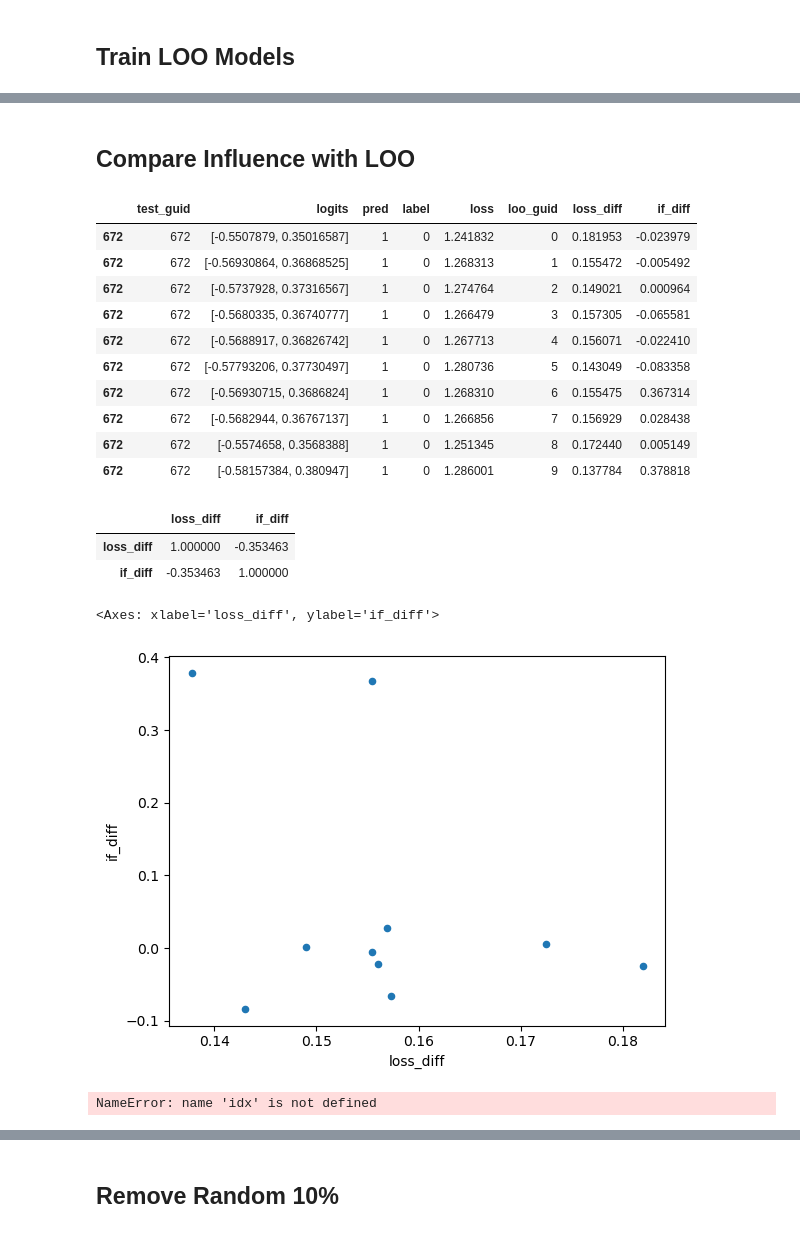
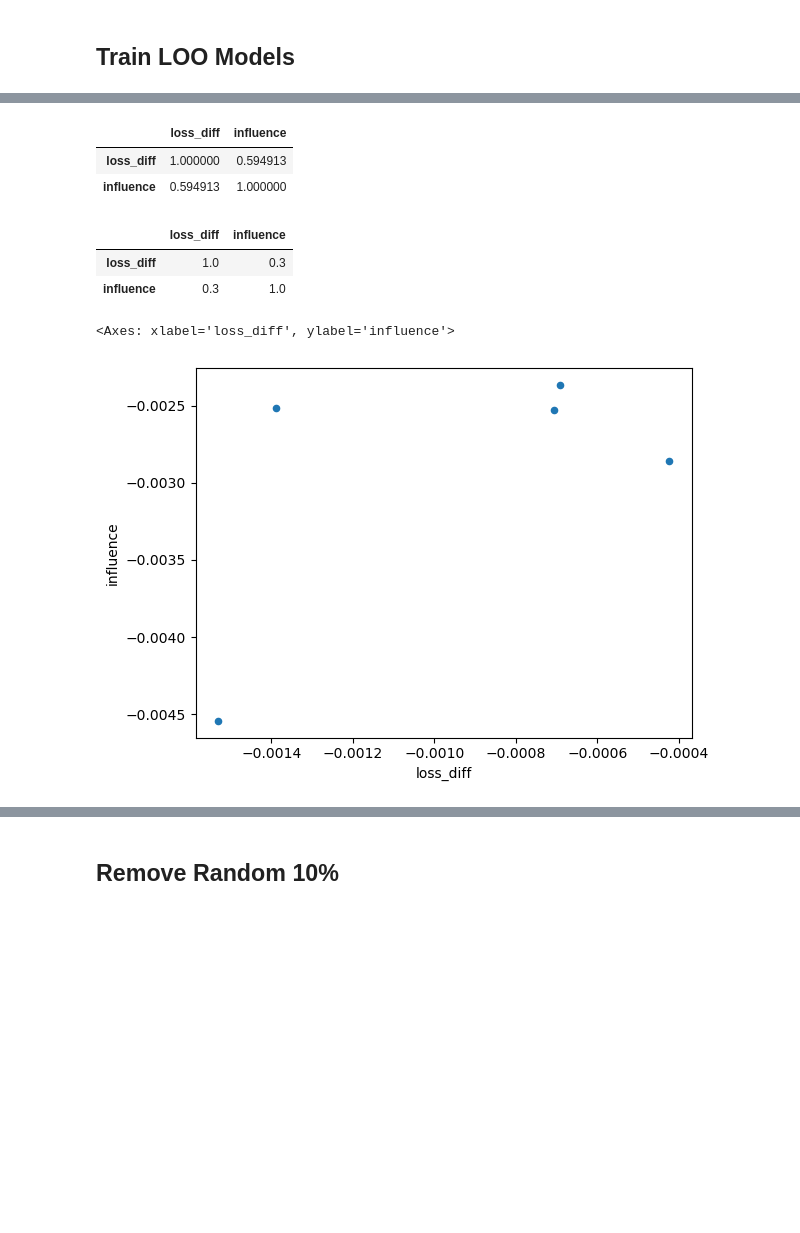
Before and after one commit to patcao/sentiment-influence-function, a Jupyter notebook: LOO-compare.ipynb, the cells around one changed output, grey strips where cells are left out. Saved outputs shown, nothing was run; the diff lists cells and outputs as text; code cells hidden in the pictures; blank space fills up the shorter version.

```diff
--- a/LOO-compare.ipynb
+++ b/LOO-compare.ipynb
@@ -120,0 +134,9 @@ Find logs at: ./wandb/run-20230503_140349-8b8a554t/logs
+# %%
+loo_results = []
+for train_guid in range(len(train_dataset)):
+    loss_path = f"loo_2k_l2/run_{train_guid}/test_loss.csv"
+    if os.path.exists(loss_path):
+        df = pd.read_csv(loss_path)
+        df["train_guid"] = train_guid
+        loo_results.append(df)
+ldf = pd.concat(loo_results)
@@ -134,9 +280,14 @@ def train_loo_models(full_train_dataset, test_dataset, start_guid, end_guid, con
     ldf = pd.concat(loo_losses, axis=0)
     return ldf
 # %%
-%env WANDB_SILENT=true
+# rand_idxs = np.random.randint(low=0, high=len(train_dataset), size=10)
 
-ldf1 = train_loo_models(train_dataset, test_dataset, 0, 5, config)
-ldf2 = train_loo_models(train_dataset, test_dataset, 0, 5, config)
-# ldf3 = train_loo_models(train_dataset, test_dataset, 0, 5, config)
+loo_indxs = idf.sort_values("influence", ascending=False).iloc[:5].train_guid.to_list()
+
+ldf = train_loo_models(
+    full_train_dataset=train_dataset,
+    test_dataset=test_dataset,
+    guids=loo_indxs,
+    config=config,
+)
 # %% [output]
@@ -163,7 +325,16 @@ m = pd.merge(ldf1, ldf2, on=['loo_guid', 'test_guid', 'label'], how='outer', suf
 # %%
-TEST_GUID = 672
+# ldf = top_ldf
 
 print(fdf[fdf.test_guid == TEST_GUID].loss.squeeze())
-cdf1 = ldf1[ldf1.test_guid == TEST_GUID].copy()
-cdf1
+cdf = ldf[ldf.test_guid == TEST_GUID].copy()
+cdf["loss_diff"] = cdf["loss"] - fdf[fdf.test_guid == TEST_GUID].loss.squeeze()
+cdf = pd.merge(
+    cdf,
+    idf,
+    left_on=["test_guid", "loo_guid"],
+    right_on=["test_guid", "train_guid"],
+    how="left",
+)
+cdf["influence"] = (-100.0 / len(train_dataset)) * cdf["influence"]
+cdf
 # %% [output]
@@ -219,29 +348,17 @@ Recursion at depth 999: norm is 557.240051
-# %% [markdown]
-## Compare Influence with LOO
-# %%
-cdf["loss_diff"] = fdf[fdf.test_guid == TEST_GUID].loss.squeeze() - cdf["loss"]
-cdf["if_diff"] = (-100.0 / len(train_dataset)) * infl[: len(cdf)]
-cdf
-# %% [output]
-|  | test_guid | logits | pred | label | loss | loo_guid | loss_diff | if_diff |
-| 672 | 672 | [-0.5507879, 0.35016587] | 1 | 0 | 1.241832 | 0 | 0.181953 | -0.023979 |
-| 672 | 672 | [-0.56930864, 0.36868525] | 1 | 0 | 1.268313 | 1 | 0.155472 | -0.005492 |
-| 672 | 672 | [-0.5737928, 0.37316567] | 1 | 0 | 1.274764 | 2 | 0.149021 | 0.000964 |
-| 672 | 672 | [-0.5680335, 0.36740777] | 1 | 0 | 1.266479 | 3 | 0.157305 | -0.065581 |
-| 672 | 672 | [-0.5688917, 0.36826742] | 1 | 0 | 1.267713 | 4 | 0.156071 | -0.022410 |
-| 672 | 672 | [-0.57793206, 0.37730497] | 1 | 0 | 1.280736 | 5 | 0.143049 | -0.083358 |
-| 672 | 672 | [-0.56930715, 0.3686824] | 1 | 0 | 1.268310 | 6 | 0.155475 | 0.367314 |
-| 672 | 672 | [-0.5682944, 0.36767137] | 1 | 0 | 1.266856 | 7 | 0.156929 | 0.028438 |
-| 672 | 672 | [-0.5574658, 0.3568388] | 1 | 0 | 1.251345 | 8 | 0.172440 | 0.005149 |
-| 672 | 672 | [-0.58157384, 0.380947] | 1 | 0 | 1.286001 | 9 | 0.137784 | 0.378818 |
 # %%
-cdf[['loss_diff', 'if_diff']].corr()
+cdf[["loss_diff", "influence"]].corr()
 # %% [output]
-|  | loss_diff | if_diff |
-| loss_diff | 1.000000 | -0.353463 |
-| if_diff | -0.353463 | 1.000000 |
+|  | loss_diff | influence |
+| loss_diff | 1.000000 | 0.594913 |
+| influence | 0.594913 | 1.000000 |
+# %%
+cdf[["loss_diff", "influence"]].corr("spearman")
+# %% [output]
+|  | loss_diff | influence |
+| loss_diff | 1.0 | 0.3 |
+| influence | 0.3 | 1.0 |
 # %%
-cdf[['loss_diff', 'if_diff']].plot.scatter('loss_diff', 'if_diff')
+cdf[["loss_diff", "influence"]].plot.scatter("loss_diff", "influence")
 # %% [output]
-<Axes: xlabel='loss_diff', ylabel='if_diff'>
+<Axes: xlabel='loss_diff', ylabel='influence'>
-[figure, old version]
+[figure, new version]
@@ -252,4 +364,0 @@ idxs = np.argsort(infl)[:10]
-# %%
-infl[idx]
-# %% [output]
-NameError: name 'idx' is not defined
```
Also changed, not shown: parts of 46 cells of this notebook, 37 other files.
